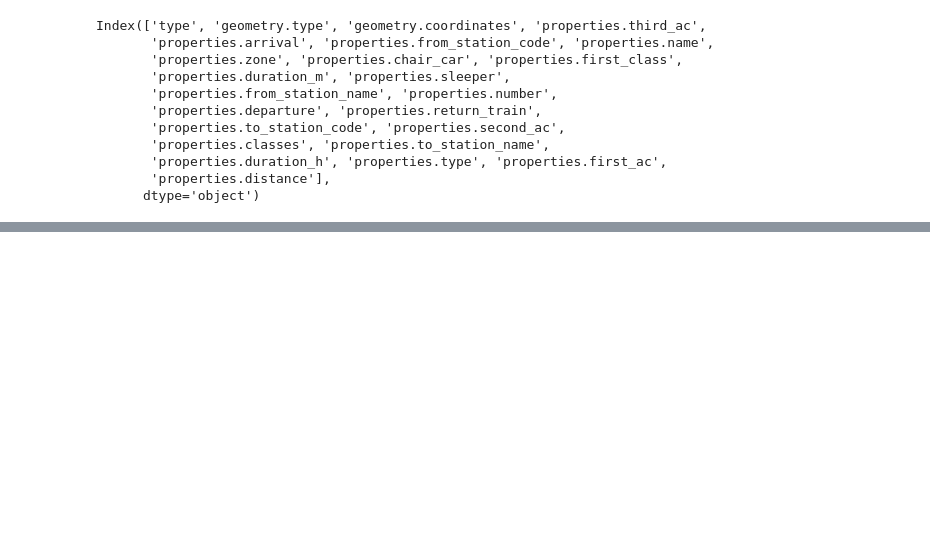
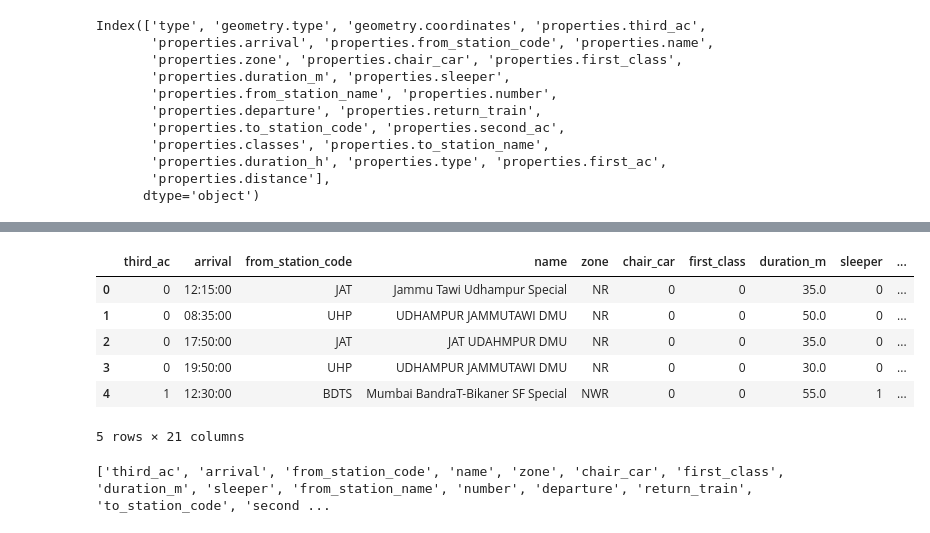
Before and after one commit to derekdesouza13/railsense-ai, a Jupyter notebook: railway_preprocessing.ipynb, the cells around one changed output, grey strips where cells are left out. Cells and saved outputs as stored; diff of their text form; code cells hidden in the pictures; blank space fills up the shorter version.

```diff
--- a/railway_preprocessing.ipynb
+++ b/railway_preprocessing.ipynb
@@ -157,0 +155,5 @@ NameError: name 'df' is not defined
+# %%
+import pandas as pd
+
+df = pd.read_json('/Users/derekdsouza/Desktop/railway-ml/trains.json')
+df.head()
@@ -157,0 +191,14 @@ NameError: name 'df' is not defined
+# %%
+data = [feature['properties'] for feature in df['features']]
+# %%
+df = pd.DataFrame(data)
+# %%
+df.head()
+# %% [output]
+|  | third_ac | arrival | from_station_code | name | zone | chair_car | first_class | duration_m | sleeper | ... |
+| 0 | 0 | 12:15:00 | JAT | Jammu Tawi Udhampur Special | NR | 0 | 0 | 35.0 | 0 | ... |
+| 1 | 0 | 08:35:00 | UHP | UDHAMPUR JAMMUTAWI DMU | NR | 0 | 0 | 50.0 | 0 | ... |
+| 2 | 0 | 17:50:00 | JAT | JAT UDAHMPUR DMU | NR | 0 | 0 | 35.0 | 0 | ... |
+| 3 | 0 | 19:50:00 | UHP | UDHAMPUR JAMMUTAWI DMU | NR | 0 | 0 | 30.0 | 0 | ... |
+| 4 | 1 | 12:30:00 | BDTS | Mumbai BandraT-Bikaner SF Special | NWR | 0 | 0 | 55.0 | 1 | ... |
+5 rows × 21 columns
@@ -157,0 +207,4 @@ NameError: name 'df' is not defined
+# %%
+print(df.columns.tolist())
+# %% [output]
+['third_ac', 'arrival', 'from_station_code', 'name', 'zone', 'chair_car', 'first_class', 'duration_m', 'sleeper', 'from_station_name', 'number', 'departure', 'return_train', 'to_station_code', 'second ...
```
Also changed, not shown: parts of 24 cells of this notebook.
